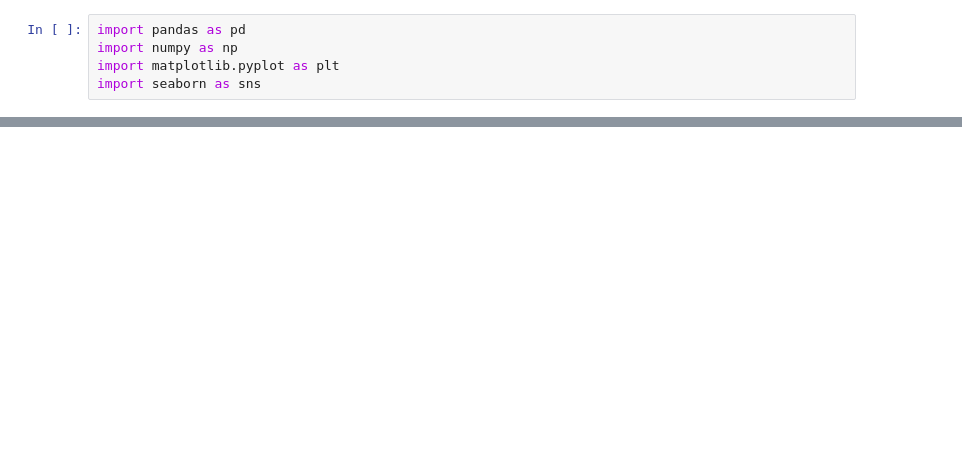
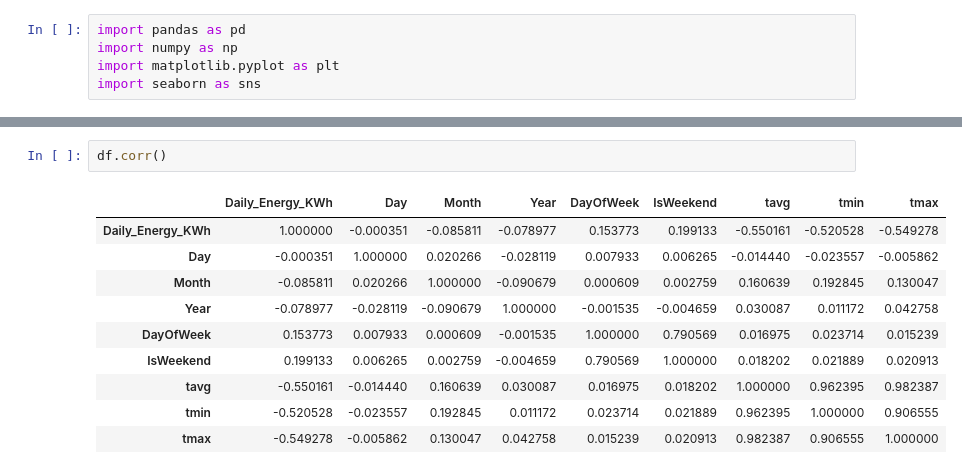
Before and after one commit to essioui/CarthageAI, a Jupyter notebook: analysis/02_model_training.ipynb, the cells around one changed output, grey strips where cells are left out. Saved outputs shown, nothing was run; the diff lists cells and outputs as text; blank space fills up the shorter version.

```diff
--- a/analysis/02_model_training.ipynb
+++ b/analysis/02_model_training.ipynb
@@ -54,0 +65,13 @@ dtype: int64
+# %%
+df.corr()
+# %% [output]
+|  | Daily_Energy_KWh | Day | Month | Year | DayOfWeek | IsWeekend | tavg | tmin | tmax |
+| Daily_Energy_KWh | 1.000000 | -0.000351 | -0.085811 | -0.078977 | 0.153773 | 0.199133 | -0.550161 | -0.520528 | -0.549278 |
+| Day | -0.000351 | 1.000000 | 0.020266 | -0.028119 | 0.007933 | 0.006265 | -0.014440 | -0.023557 | -0.005862 |
+| Month | -0.085811 | 0.020266 | 1.000000 | -0.090679 | 0.000609 | 0.002759 | 0.160639 | 0.192845 | 0.130047 |
+| Year | -0.078977 | -0.028119 | -0.090679 | 1.000000 | -0.001535 | -0.004659 | 0.030087 | 0.011172 | 0.042758 |
+| DayOfWeek | 0.153773 | 0.007933 | 0.000609 | -0.001535 | 1.000000 | 0.790569 | 0.016975 | 0.023714 | 0.015239 |
+| IsWeekend | 0.199133 | 0.006265 | 0.002759 | -0.004659 | 0.790569 | 1.000000 | 0.018202 | 0.021889 | 0.020913 |
+| tavg | -0.550161 | -0.014440 | 0.160639 | 0.030087 | 0.016975 | 0.018202 | 1.000000 | 0.962395 | 0.982387 |
+| tmin | -0.520528 | -0.023557 | 0.192845 | 0.011172 | 0.023714 | 0.021889 | 0.962395 | 1.000000 | 0.906555 |
+| tmax | -0.549278 | -0.005862 | 0.130047 | 0.042758 | 0.015239 | 0.020913 | 0.982387 | 0.906555 | 1.000000 |
```
Also changed, not shown: parts of 6 cells of this notebook, 9 other files.
